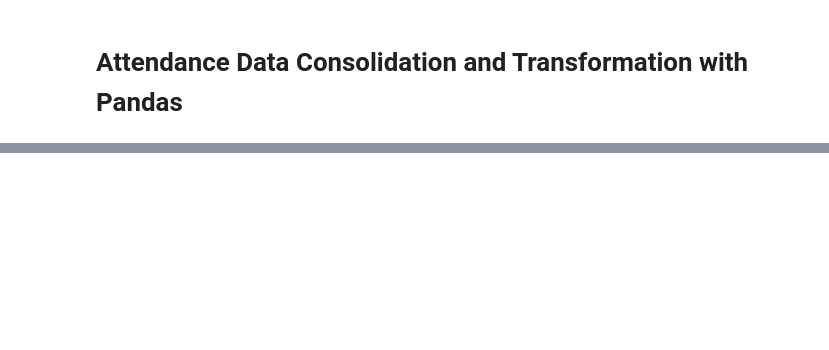
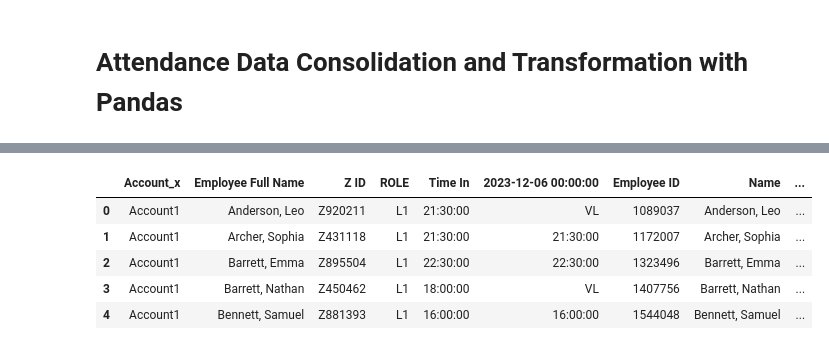
Before and after one commit to voltrecto/attendance-data, a Jupyter notebook: Attendance_Data.ipynb, the cells around one changed output, grey strips where cells are left out. Drawn from its saved outputs; the diff is of its cells as text; code cells hidden in the pictures; blank space fills up the shorter version.

```diff
--- a/Attendance_Data.ipynb
+++ b/Attendance_Data.ipynb
@@ -45,0 +75,10 @@ The employee list is also saved as an Excel file. It contains employee IDs, Z ID
+# %%
+combined_df = []
+
+for account in accounts:
+    file_df = pd.read_excel(os.path.join(schedule_path, f'{account}.xlsx'), header=0)
+    combined_df.append(file_df)
+
+df = pd.concat(combined_df, ignore_index=True) # Combine data from every file into 1 df
+
+df.head()
@@ -45,0 +92,8 @@ The employee list is also saved as an Excel file. It contains employee IDs, Z ID
+# %%
+df['Z ID'] = df['Z ID'].str.strip() # Remove whitespaces from all Z IDs
+
+# Take only rows that are L1 or L2 under 'ROLE' and not NA or blank under the selected date. Select only relevant columns
+df = df[df['ROLE'].isin(['L1', 'L1.5', 'L2']) & df[selected_date].notna()][['Account', 'Employee Full Name', 'Z ID', 'ROLE', 'Time In', selected_date]]
+
+
+df.head()
@@ -45,0 +128,3 @@ The employee list is also saved as an Excel file. It contains employee IDs, Z ID
+# %%
+df = df.drop(76)
+df[df['Z ID'] == 'Z768155']
@@ -45,0 +134,8 @@ The employee list is also saved as an Excel file. It contains employee IDs, Z ID
+# %%
+# Get employee numbers from emplist file
+
+emp_path = '/content/drive/MyDrive/attendance/EmpList.xlsx' # Location of emplist file
+
+emp_df = pd.read_excel(emp_path, header=0)
+
+emp_df.head()
@@ -45,0 +149,11 @@ The employee list is also saved as an Excel file. It contains employee IDs, Z ID
+# %%
+df = df.merge(emp_df, how = 'left', on = 'Z ID')
+
+df.head()
+# %% [output]
+|  | Account_x | Employee Full Name | Z ID | ROLE | Time In | 2023-12-06 00:00:00 | Employee ID | Name | ... |
+| 0 | Account1 | Anderson, Leo | Z920211 | L1 | 21:30:00 | VL | 1089037 | Anderson, Leo | ... |
+| 1 | Account1 | Archer, Sophia | Z431118 | L1 | 21:30:00 | 21:30:00 | 1172007 | Archer, Sophia | ... |
+| 2 | Account1 | Barrett, Emma | Z895504 | L1 | 22:30:00 | 22:30:00 | 1323496 | Barrett, Emma | ... |
+| 3 | Account1 | Barrett, Nathan | Z450462 | L1 | 18:00:00 | VL | 1407756 | Barrett, Nathan | ... |
+| 4 | Account1 | Bennett, Samuel | Z881393 | L1 | 16:00:00 | 16:00:00 | 1544048 | Bennett, Samuel | ... |
```
Also changed, not shown: parts of 12 cells of this notebook.
